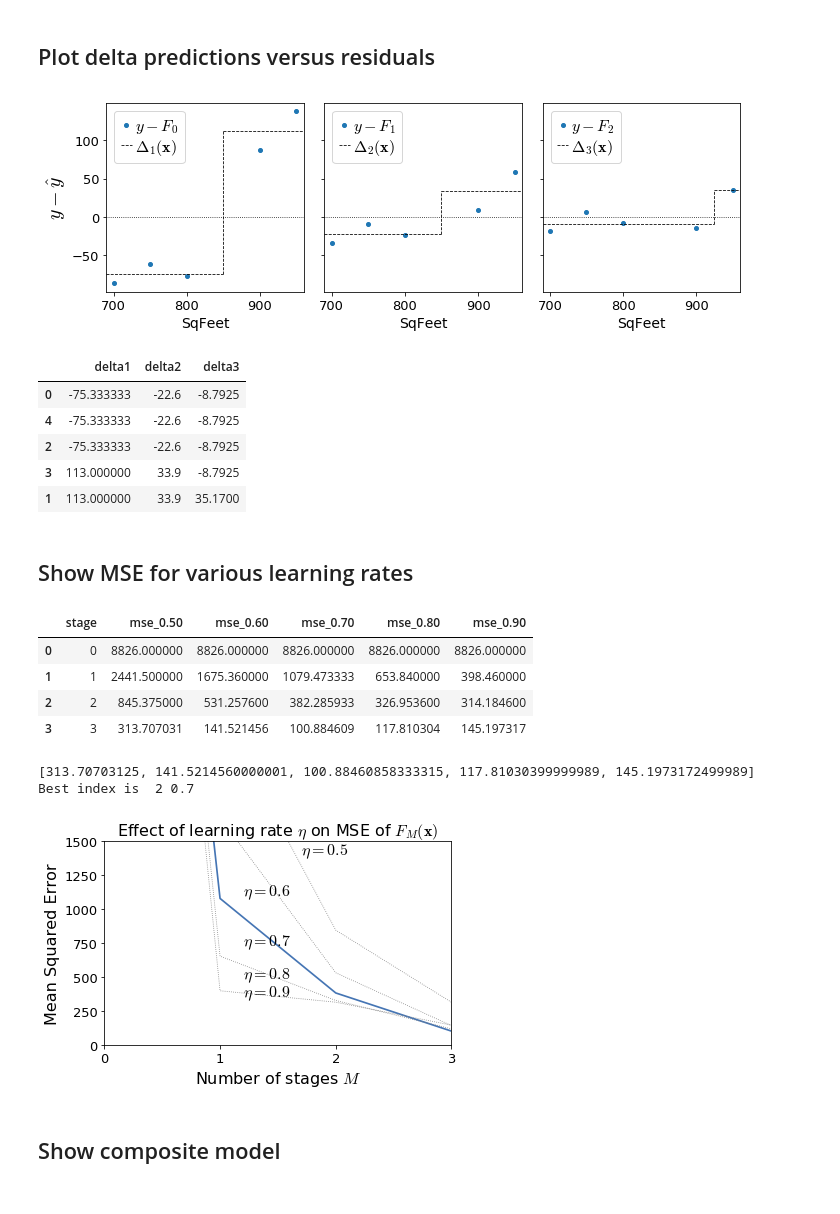
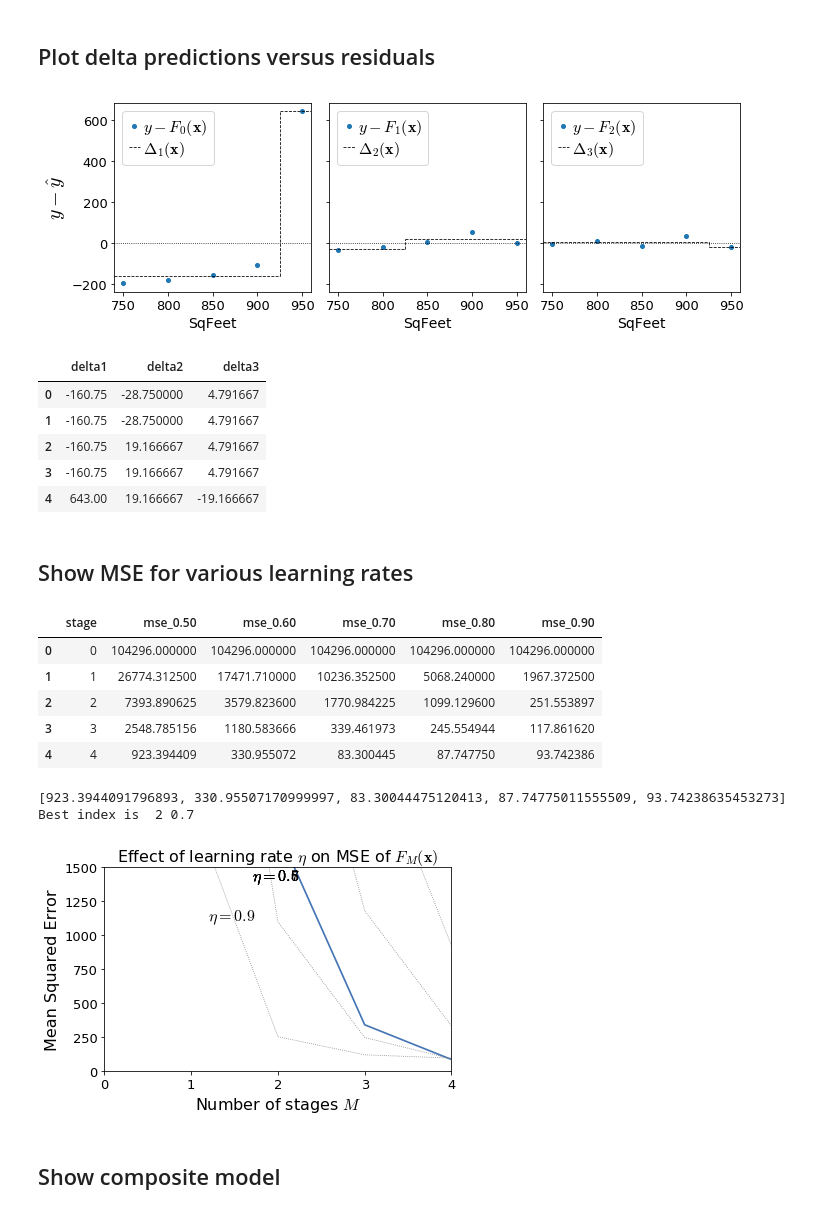
Before and after one commit to parrt/ml-articles, a Jupyter notebook: gradient-boosting/notebooks/dev-mse.ipynb, the cells around one changed output. Saved outputs shown, nothing was run; the diff lists cells and outputs as text; code cells hidden in the pictures.

```diff
--- a/gradient-boosting/notebooks/dev-mse.ipynb
+++ b/gradient-boosting/notebooks/dev-mse.ipynb
@@ -29,9 +2,0 @@ def draw_vector(ax, x, y, dx, dy, yrange):
-# %%
-def data():
-    df = pd.DataFrame(data={"sqfeet":[700,950,800,900,750]})
-    df["rent"] = pd.Series([1125,1350,1135,1300,1150])
-    df = df.sort_values('sqfeet')
-    return df
-
-df = data()
-df
@@ -90,0 +15,10 @@ mse, mae
+# %%
+eta = 1.0
+M = 3
+gbm = l2boost(df, 'rent', eta, M)
+splits = gbm.splits()
+print(gbm.splits())
+
+df['deltas'] = df[['delta1','delta2','delta3']].sum(axis=1) # sum deltas
+
+df
@@ -143,10 +100,10 @@ plt.show()
 # %% [markdown]
 ## Plot delta predictions versus residuals
 # %%
-def draw_stub(ax, x_train, y_train, y_pred, split, stage):
+def draw_stump(ax, x_train, y_train, y_pred, split, stage):
     line1, = ax.plot(x_train, y_train, 'o',
                      markersize=4,
-                     label=f"$y-F_{stage-1}$")
+                     label="$y-F_"+str(stage-1)+"({\\bf x})$")
     label = r"$\Delta_"+str(stage)+r"({\bf x})$"
     left = y_pred[x_train<split]
     right = y_pred[x_train>split]
@@ -159,69 +116,67 @@ def draw_stub(ax, x_train, y_train, y_pred, split, stage):
     ax.plot([split,split], [lmean,rmean],
              linewidth=.8, linestyle='--', c='k')
     ax.plot([x_train.min()-10,x_train.max()+10], [0,0],
              linewidth=.8, linestyle=':', c='k')
     ax.legend(handles=[line1,line2], fontsize=16,
               loc='upper left',
               labelspacing=.1,
               handletextpad=.2,
               handlelength=.7,
               frameon=True)
 
 def draw_residual(ax, x_train, y_train, y_hat):
     for x,y,yhat in zip(x_train, y_train, y_hat):
         draw_vector(ax, x, yhat, 0, y-yhat, df.rent.max()-df.rent.min())
 
 fig, axes = plt.subplots(nrows=1, ncols=3, figsize=(10, 3.5), sharey=True)
 
 axes[0].set_ylabel(r"$y-\hat y$", fontsize=20)
 for a in range(3):
     axes[a].set_xlabel(r"SqFeet", fontsize=14)
     axes[a].set_xlim(df.sqfeet.min()-10,df.sqfeet.max()+10)
 
-draw_stub(axes[0], df.sqfeet, df.dir1, df.delta1, splits[1], stage=1)
-#draw_residual(axes[0], df.sqfeet,df.dir1,df.delta1)
+draw_stump(axes[0], df.sqfeet, df.res1, df.delta1, splits[0], stage=1)
 
-draw_stub(axes[1], df.sqfeet, df.dir2, df.delta2, splits[2], stage=2)
-#draw_residual(axes[1], df.sqfeet,df.dir2,df.delta2)
+draw_stump(axes[1], df.sqfeet, df.res2, df.delta2, splits[1], stage=2)
 
-draw_stub(axes[2], df.sqfeet, df.dir3, df.delta3, splits[3], stage=3)
-#draw_residual(axes[2], df.sqfeet,df.dir3,df.delta3)
+draw_stump(axes[2], df.sqfeet, df.res3, df.delta3, splits[2], stage=3)
 
 plt.tight_layout()
 
 plt.savefig('/tmp/t.svg')
 plt.show()
 # %% [output]
-[figure, old version]
+[figure, new version]
 # %%
 df[['delta1','delta2','delta3']]
 # %% [output]
 |  | delta1 | delta2 | delta3 |
-| 0 | -75.333333 | -22.6 | -8.7925 |
-| 4 | -75.333333 | -22.6 | -8.7925 |
-| 2 | -75.333333 | -22.6 | -8.7925 |
-| 3 | 113.000000 | 33.9 | -8.7925 |
-| 1 | 113.000000 | 33.9 | 35.1700 |
+| 0 | -160.75 | -28.750000 | 4.791667 |
+| 1 | -160.75 | -28.750000 | 4.791667 |
+| 2 | -160.75 | 19.166667 | 4.791667 |
+| 3 | -160.75 | 19.166667 | 4.791667 |
+| 4 | 643.00 | 19.166667 | -19.166667 |
 # %% [markdown]
 ## Show MSE for various learning rates
 # %%
-stages = 4
+M = 4
 
-df_mse = pd.DataFrame(data={"stage":range(stages)})
+df_mse = pd.DataFrame(data={"stage":range(M+1)})
 
 for eta in np.arange(.5, 1, .1):
     df = data() # fresh data
-    mse,mae = boost(df, 'sqfeet', 'rent', splits, eta, stages)
-    df_mse[f'mse_{eta:.2f}'] = mse
+    gbm = l2boost(df, 'rent', eta, M)
 
-mse = [mean_squared_error(df.rent, df[f'F{s}']) for s in range(4)]
+    df_mse[f'mse_{eta:.2f}'] = mse(df, M)
+
 df_mse
 # %% [output]
 |  | stage | mse_0.50 | mse_0.60 | mse_0.70 | mse_0.80 | mse_0.90 |
-| 0 | 0 | 8826.000000 | 8826.000000 | 8826.000000 | 8826.000000 | 8826.000000 |
-| 1 | 1 | 2441.500000 | 1675.360000 | 1079.473333 | 653.840000 | 398.460000 |
-| 2 | 2 | 845.375000 | 531.257600 | 382.285933 | 326.953600 | 314.184600 |
-| 3 | 3 | 313.707031 | 141.521456 | 100.884609 | 117.810304 | 145.197317 |
+| 0 | 0 | 104296.000000 | 104296.000000 | 104296.000000 | 104296.000000 | 104296.000000 |
+| 1 | 1 | 26774.312500 | 17471.710000 | 10236.352500 | 5068.240000 | 1967.372500 |
+| 2 | 2 | 7393.890625 | 3579.823600 | 1770.984225 | 1099.129600 | 251.553897 |
+| 3 | 3 | 2548.785156 | 1180.583666 | 339.461973 | 245.554944 | 117.861620 |
+| 4 | 4 | 923.394409 | 330.955072 | 83.300445 | 87.747750 | 93.742386 |
 # %%
 fig, ax = plt.subplots(nrows=1, ncols=1, figsize=(6, 4), sharex=True)
 
@@ -259,19 +214,19 @@ for eta in np.arange(min_eta, max_eta, .1):
             fontsize=16)
     i += 1
 
-plt.axis([0,stages-1,0,maxy])
+plt.axis([0,M,0,maxy])
 
 ax.set_ylabel(r"Mean Squared Error", fontsize=16)
 ax.set_xlabel(r"Number of stages $M$", fontsize=16)
 ax.set_title(r'Effect of learning rate $\eta$ on MSE of $F_M({\bf x})$', fontsize=16)
-ax.set_xticks(range(0,stages))
+ax.set_xticks(range(0,M+1))
 
 plt.tight_layout()
 plt.show()
 # %% [output]
-[313.70703125, 141.5214560000001, 100.88460858333315, 117.81030399999989, 145.1973172499989]
+[923.3944091796893, 330.95507170999997, 83.30044475120413, 87.74775011555509, 93.74238635453273]
 Best index is  2 0.7
-[figure, old version]
+[figure, new version]
 # %% [markdown]
 ## Show composite model
 # %%
```
Also changed, not shown: parts of 18 cells of this notebook, 2 other files.
